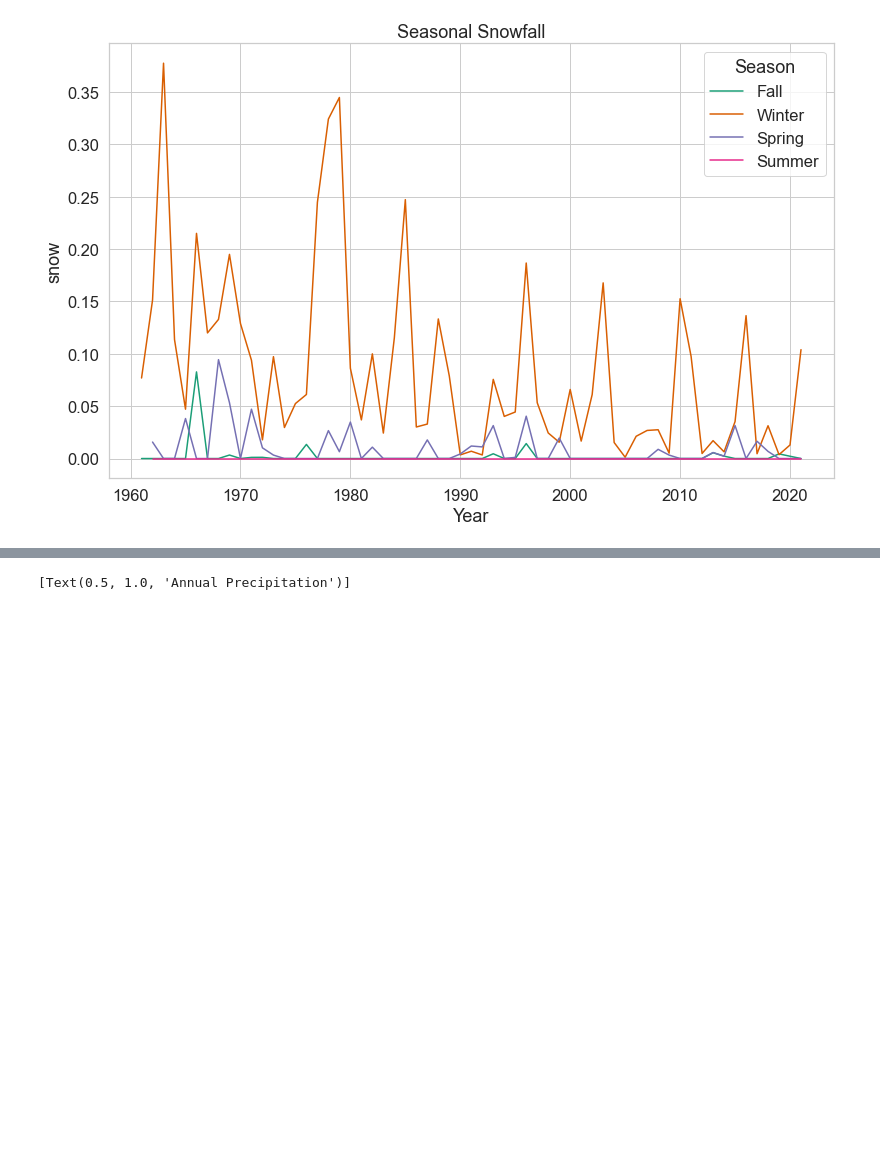
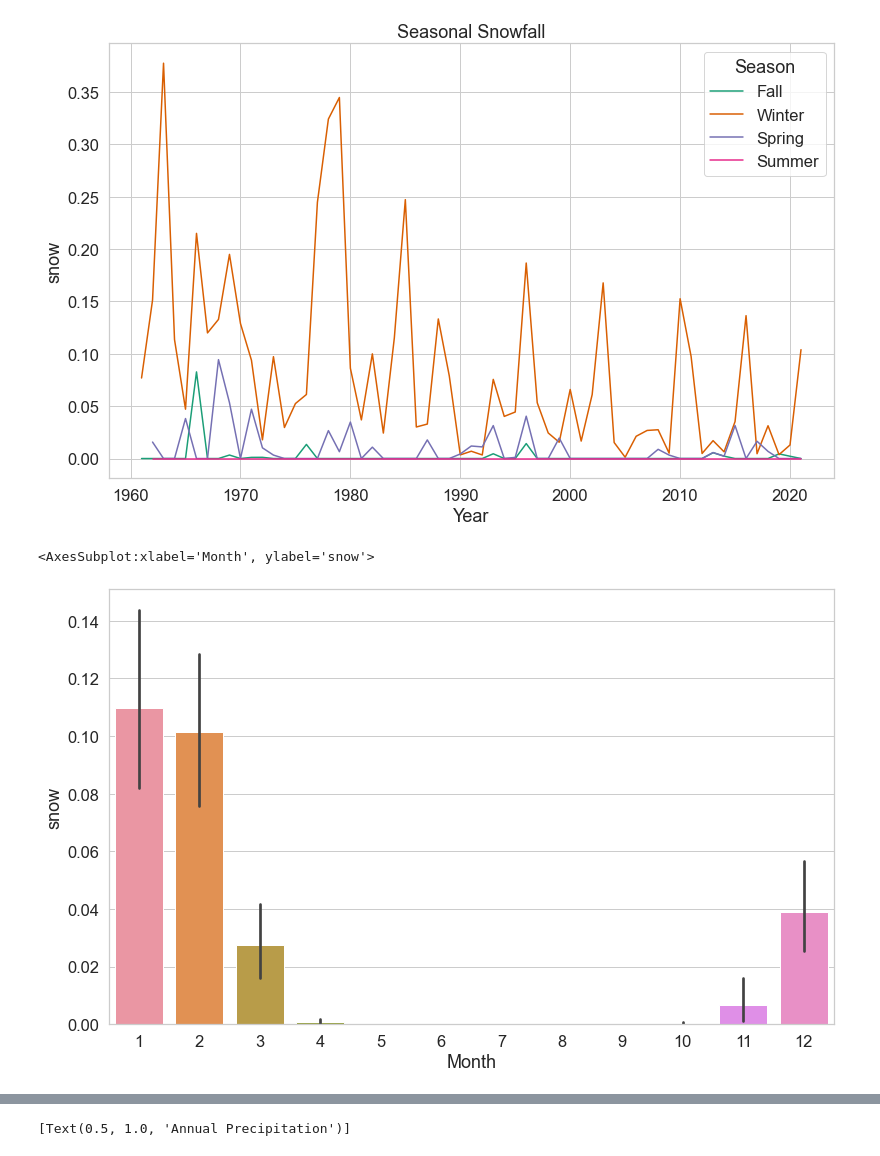
Before and after one commit to robertlanier/capstone, a Jupyter notebook: notebooks/tamu_srcc_eda.ipynb, the cells around one changed output, grey strips where cells are left out. Drawn from its saved outputs; the diff is of its cells as text; code cells hidden in the pictures; blank space fills up the shorter version.

Commit message:
add more visualizations - RL

```diff
--- a/notebooks/tamu_srcc_eda.ipynb
+++ b/notebooks/tamu_srcc_eda.ipynb
@@ -178,3 +203,12 @@ sns.lineplot(x = 'Year',
 # %% [output]
 [Text(0.5, 1.0, 'Seasonal Snowfall')]
 [figure]
+# %%
+sns.barplot(
+    x = 'Month',
+    y = 'snow',
+    data = idx_df
+)
+# %% [output]
+<AxesSubplot:xlabel='Month', ylabel='snow'>
+[figure, added]
```
Also changed, not shown: parts of 30 cells of this notebook.
